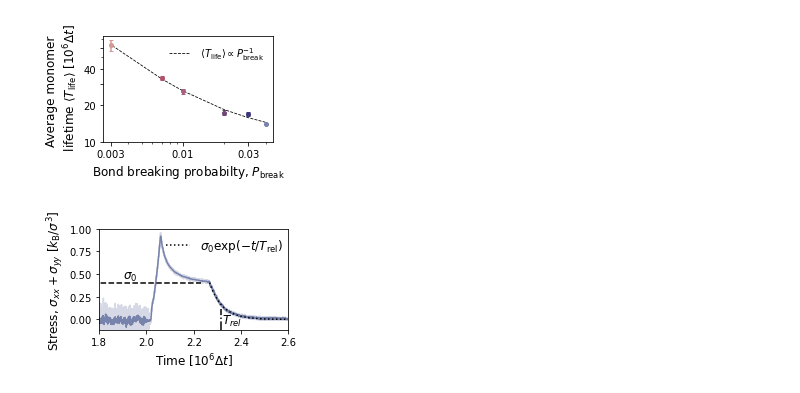
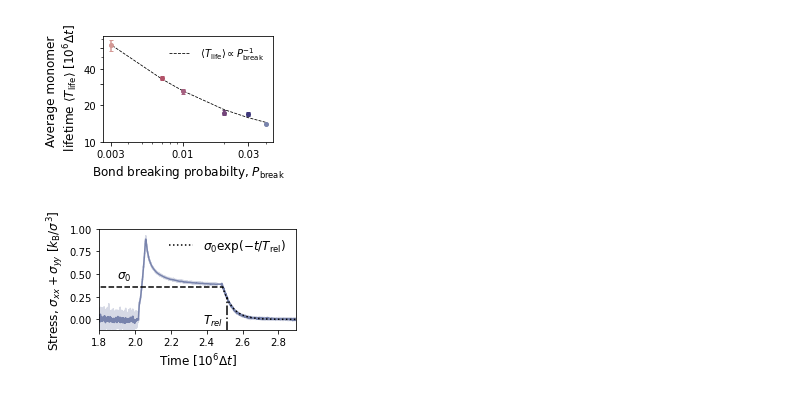
Before and after one commit to Billie1717/ColIVTurnover_Simulations, a Jupyter notebook: Data_and_Figures/Fig_Relaxation/NEW_SIMethodsPlotting.ipynb, the cells around one changed output. Drawn from its saved outputs; the diff is of its cells as text; code cells hidden in the pictures.

```diff
--- a/Data_and_Figures/Fig_Relaxation/NEW_SIMethodsPlotting.ipynb
+++ b/Data_and_Figures/Fig_Relaxation/NEW_SIMethodsPlotting.ipynb
@@ -16,7 +16,7 @@ from matplotlib.colors import TwoSlopeNorm
 warnings.filterwarnings('ignore')
 import os
 
-datadir  = '/Users/billiemeadowcroft/Dropbox/Collagen/RicardoProject/GithubCode/Data_and_Figures/Fig_Relaxation/NEWData/'
+datadir  = '/Users/billiemeadowcroft/Dropbox/Collagen/RicardoProject/GithubCode/Data_and_Figures/Fig_Relaxation/NEWData/Stretch102/'
 datadirAlt  = '/Users/billiemeadowcroft/Dropbox/Collagen/RicardoProject/GithubCode/Data_and_Figures/Fig_MonomerMeasurements/NEWData/'
 plotsdir  = '/Users/billiemeadowcroft/Dropbox/Collagen/RicardoProject/GithubCode/Data_and_Figures/Fig_Relaxation/Plots/'
 
@@ -157,26 +157,19 @@ BPs = "0.01".split()
 lenT0 = 101222
 lenT1 = 3272
 
+lenT0 = 101222
+lenT1 = int(3272*1.8)
 
 
 timeFactor = 10**6
 t_Eq = (2000000*0.5)/timeFactor
 t_MT = (2000000*0.5)/timeFactor +t_Eq
-#endOfEq = 1509600
 t_strain = ((40000+20000)/timeFactor)+t_MT
-t_InitRel = 20000*10/timeFactor+t_strain
-#t_addmons = 1000/timeFactor +t_InitRel
+t_InitRel = 20000*20/timeFactor+t_strain
 t_FulLRel = 1000000/timeFactor+t_InitRel
 
 times = [0,t_Eq,t_MT,t_strain,t_InitRel,t_FulLRel]
-#strains=[0,0,0,100,100,100]
 UP,LW=-0.15,1.2
-#ax.plot(times,strains,linestyle = '-',color = 'black')
-# ax.fill_between([0,t_Eq],[LW,LW],[UP,UP],alpha = 0.15,color = 'black')
-# ax.fill_between([t_MT,t_strain],[LW,LW],[UP,UP],alpha = 0.15,color = 'black')
-# ax.fill_between([t_Eq,t_MT],[LW,LW],[UP,UP],alpha = 0.15,color = 'grey')
-# ax.fill_between([t_strain,t_InitRel],[LW,LW],[UP,UP],alpha = 0.15,color = 'grey')
-# ax.fill_between([t_InitRel,t_FulLRel],[LW,LW],[UP,UP],alpha = 0.15,color = 'black')
 x=0
 ax.set_xlabel('Time [$10^{6}\Delta t$]',fontsize = 12)
 TmonAv = [1.7,2.6,6.2]
@@ -188,7 +181,7 @@ Stdtaus = []
 Vol1 = 51*51*12
 Vol2 = (51+int(xstretches[x]))*(51+int(xstretches[x]))*12-Vol1
 for p in range(len(MPs)):
-    filename = 'stressdata_BP'+BPs[p]+'.dat'
+    filename = 'stressdata_BP'+BPs[p]+'_Xstr102.dat'
 
     StressData = pandas.read_csv(datadir+filename, header = 'infer',sep=' ')
     Time_ = StressData.Time
@@ -208,39 +201,37 @@ for p in range(len(MPs)):
         phiTheory.append(phiform(phi0,phi_inf,tau,t))
 
     ax.plot(np.divide(Time,timeFactor),stressTotAv,color = ClrsRiciChosen[p],alpha =0.3)
-    #print(len(stressTotAv))
-    #ax.plot(np.divide(Time[lenT0+lenT1:],timeFactor),stressTotAv[lenT0+lenT1:],color = 'black',alpha =0.3)
     N=50
     rollingAv = np.convolve(stressTotAv, np.ones(N)/N, mode='valid')
         #rollingAvY = np.convolve(stressY, np.ones(N)/N, mode='valid')
     timeAv = Time[int(N/2):-int(N/2-1)]
 
     ax.plot(np.divide(timeAv,timeFactor),rollingAv,color = ClrsRiciChosen[p],linestyle = '-')
     #if p==2:
     ax.plot(np.divide(np.add(timePostStretch,Time[lenT0+lenT1]),timeFactor),phiTheory,linestyle = ':',color = 'black',label = r'$\sigma_{0} \exp({-t/T_{\mathrm{rel}}})$')
     # else:
     #     ax.plot(np.divide(np.add(timePostStretch,Time[lenT0+lenT1]),timeFactor),phiTheory,linestyle = ':',color = 'black')
 
     tauAxis = np.add(np.divide(tau,timeFactor),t_InitRel)
-    ax.plot([tauAxis,tauAxis],[-0.13,0.12],linestyle = '-.',color = 'black')
-    ax.plot([0,2.23],[phi0,phi0],linestyle = '--',color = 'black')
+    ax.plot([tauAxis,tauAxis],[-0.13,0.25],linestyle = '-.',color = 'black')
+    ax.plot([0,2.49],[phi0,phi0],linestyle = '--',color = 'black')
     #print(t_strain)
     # if p==0:
     #     ax.plot([tauAxis,tauAxis],[-0.13,0.04],linestyle = '-.',color = 'black')
     # if p==1:
     #     ax.plot([tauAxis,tauAxis],[-0.13,0.09],linestyle = '-.',color = 'black')
     # if p==2:
     #
 text2 = r"$T_{rel}$"
 text3 = r"$\sigma_{0}$"
-ax.text(2.32,-0.05,text2,color = 'black',fontsize = 12)
+ax.text(2.38,-0.05,text2,color = 'black',fontsize = 12)
 ax.text(1.9,0.45,text3,color = 'black',fontsize = 12)
 ax.set_ylabel(r'Stress, $\sigma_{xx}+\sigma_{yy}~[k_{\mathrm{B}}/\sigma^{3}]$',fontsize = 12)
-ax.set_xlim([1.8,2.6])
+ax.set_xlim([1.8,2.9])
 ax.set_ylim([-0.12,1.])
 ax.legend(frameon=False,loc = [0.33,0.7],fontsize = 12)
 fig.tight_layout()
-plotname = "Stress_relaxationNEW.pdf"
+plotname = "Stress_relaxationNEW_longInitRel.pdf"
 fig.savefig(plotsdir + plotname)
 # %% [output]
-[figure, old version]
+[figure, new version]
```
Also changed, not shown: 42 other files.
